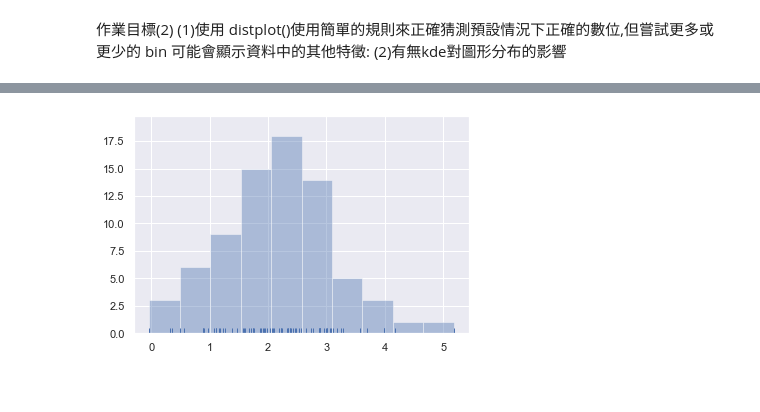
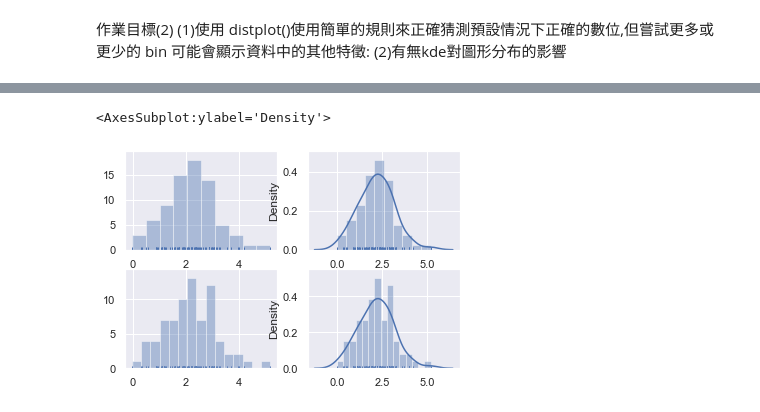
Before and after one commit to hui9633/DataScience60Days, a Jupyter notebook: homework/Day20_hw.ipynb, the cells around one changed output, grey strips where cells are left out. Saved outputs shown, nothing was run; the diff lists cells and outputs as text; code cells hidden in the pictures.

```diff
--- a/homework/Day20_hw.ipynb
+++ b/homework/Day20_hw.ipynb
@@ -45,4 +34,20 @@ sns.distplot(x, bins=10, kde=True, rug=True);
-# %%
-sns.distplot(x, bins=10, kde=False, rug=True);
-# %% [output]
-[figure, removed]
+# %%
+import matplotlib.pyplot as plt
+from scipy import stats
+sns.set(color_codes=True)
+
+# bin: 指的是特徵值,
+# kde: on/off
+# sns.distplot();
+fig = plt.figure()
+a = fig.add_subplot(2, 2, 1)
+sns.distplot(x, bins=10, kde=False, rug=True)
+a = fig.add_subplot(2, 2, 2)
+sns.distplot(x, bins=10, kde=True, rug=True)
+a = fig.add_subplot(2, 2, 3)
+sns.distplot(x, bins=15, kde=False, rug=True)
+a = fig.add_subplot(2, 2, 4)
+sns.distplot(x, bins=15, kde=True, rug=True)
+# %% [output]
+<AxesSubplot:ylabel='Density'>
+[figure, added]
```
Also changed, not shown: parts of 1 cell of this notebook.
